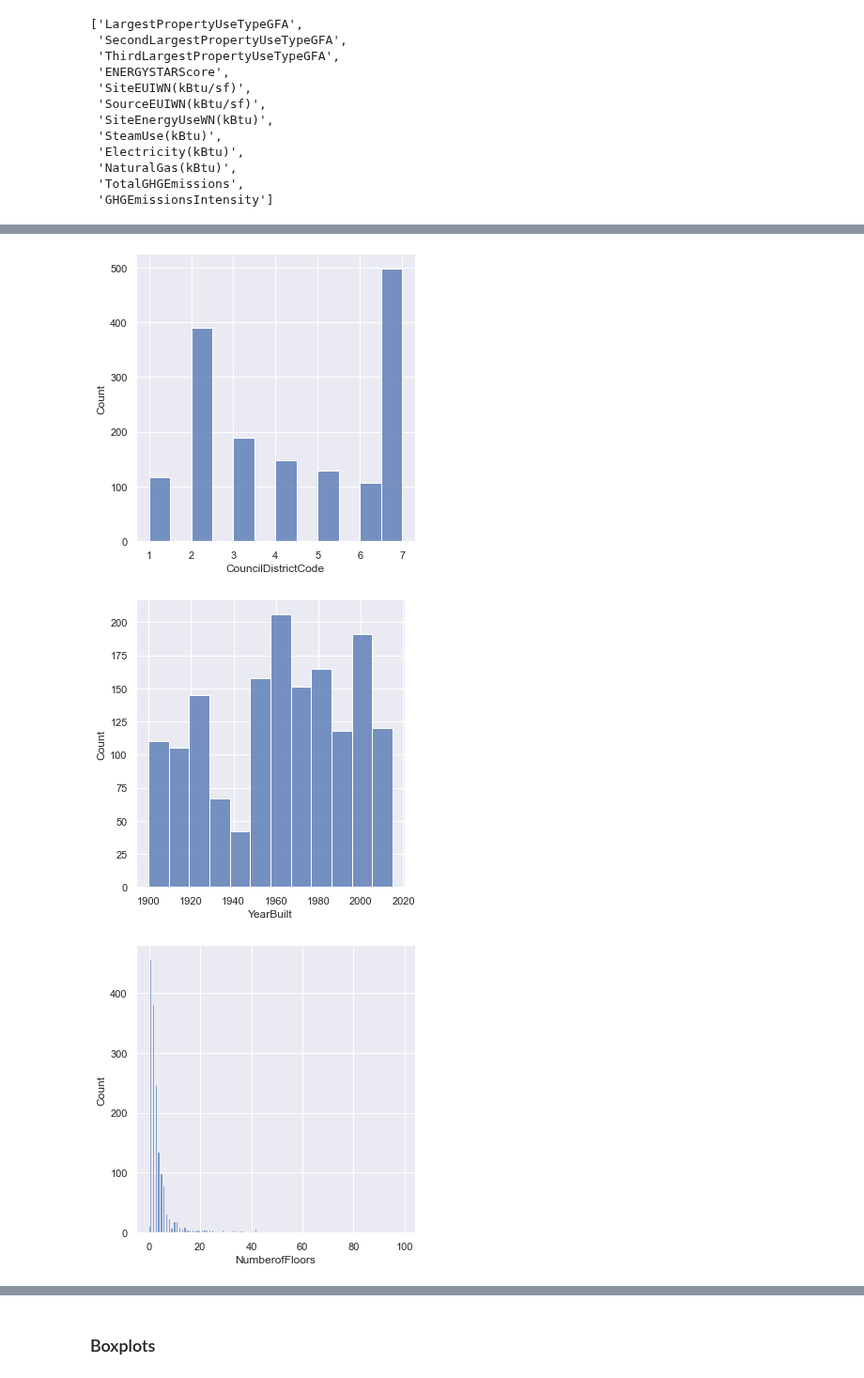
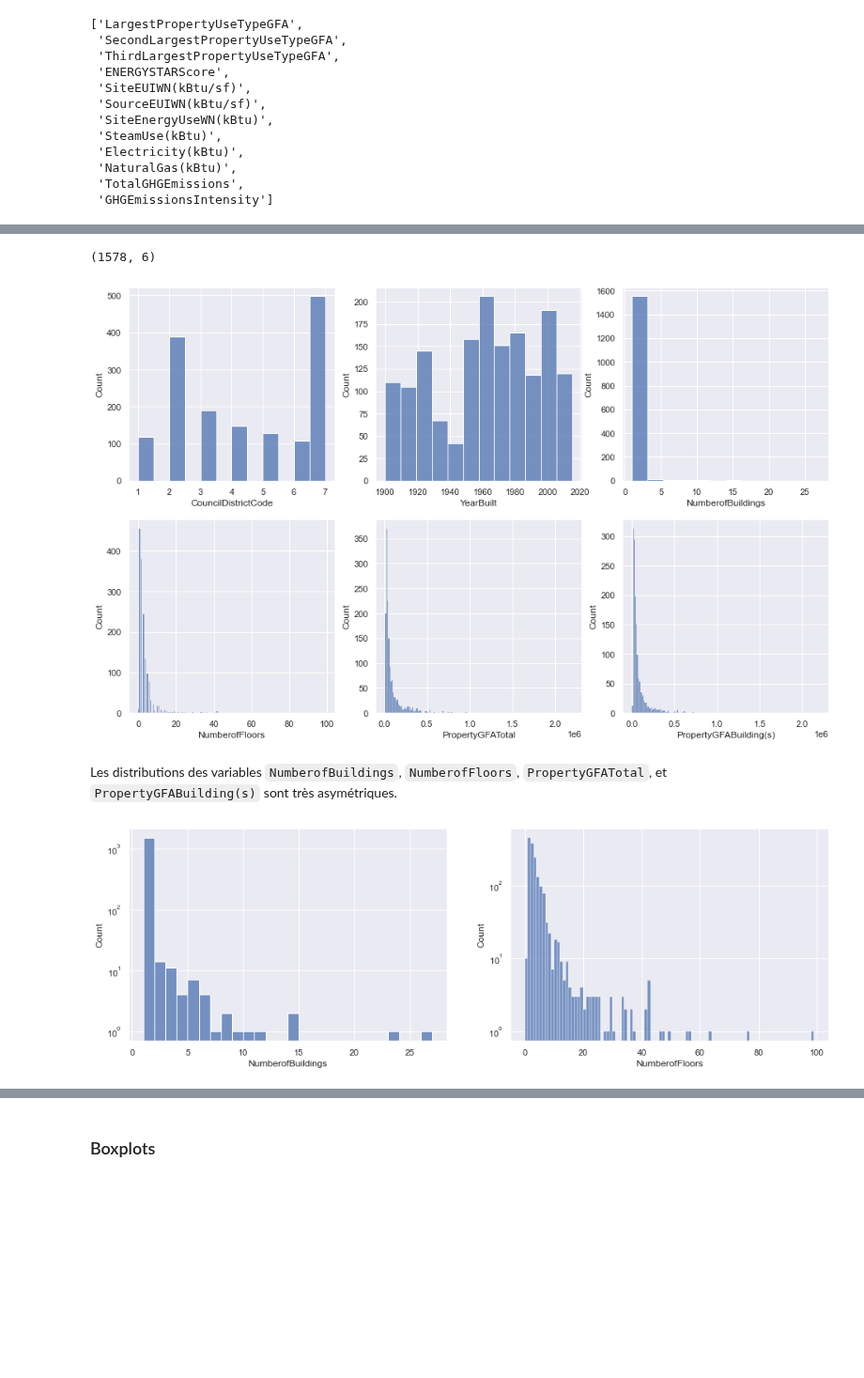
Before and after one commit to gabriel1628/Formation-Data-Scientist-OC, a Jupyter notebook: Projet 4 Anticipez les besoins en consommation de batiments/Chehade_Gabriel_1_notebook_exploratoire_072022.ipynb, the cells around one changed output, grey strips where cells are left out. Shown at 94% size. Saved outputs shown, nothing was run; the diff lists cells and outputs as text; code cells hidden in the pictures; blank space fills up the shorter version.

```diff
--- a/Projet 4 Anticipez les besoins en consommation de batiments/Chehade_Gabriel_1_notebook_exploratoire_072022.ipynb
+++ b/Projet 4 Anticipez les besoins en consommation de batiments/Chehade_Gabriel_1_notebook_exploratoire_072022.ipynb
@@ -408,10 +422,10 @@ Index(['OSEBuildingID', 'BuildingType', 'PrimaryPropertyType', 'PropertyName',
        'GHGEmissionsIntensity'],
       dtype='object')
 # %%
-drop_columns = ['OSEBuildingID', 'BuildingType', 'PrimaryPropertyType', 'PropertyName',
+drop_columns = ['OSEBuildingID', 'PropertyName',
                 'Address', 'TaxParcelIdentificationNumber',
-                'Latitude', 'Longitude', 'NumberofBuildings', 'PropertyGFATotal',
-                'PropertyGFAParking', 'PropertyGFABuilding(s)', 'ListOfAllPropertyUseTypes',
+                'Latitude', 'Longitude',
+                'PropertyGFAParking', 'ListOfAllPropertyUseTypes',
                 'DefaultData', 'ComplianceStatus']
 df = df.drop(columns=drop_columns)
 df.shape
@@ -476 +505,3 @@ sns.scatterplot(x=targets_norm[0], y=targets_norm[1], data=df);
+# %%
+df['NumberofBuildings'] = df['NumberofBuildings'].astype('int')
 # %% [markdown]
@@ -508,5 +540,0 @@ On va tracer la distribution des valeurs continues en échelle semi-logarithmiqu
-# %%
-for col in df.select_dtypes('float'):
-    # Pour tracer en échelle semi-log on va retirer les valeurs égales à 0
-    sns.displot(x=df.loc[df[col] > 0, col], kde=True, log_scale=True)
-    #fg.ax.set_xlim(df.loc[df[col] > 0, col].min(), df[col].max())
@@ -549,7 +604,24 @@ df.select_dtypes('int').describe()
+# %%
+df_ = df.select_dtypes('int')
+df_.shape
+# %% [output]
+(1578, 6)
+# %%
+nrows_plot = df_.shape[1]//3 if df_.shape[1]%3==0 else df_.shape[1]//3 + 1
+fig, axs = plt.subplots(nrows_plot, 3, figsize=(16,5*nrows_plot))
+for i in range(nrows_plot):
+    for j in range(3):
+        if j+(3*i) == df_.shape[1] : break
+        else : sns.histplot(x=df_.iloc[:, j+(3*i)], kde=False,ax=axs[i,j])
+# %% [output]
+[figure, added]
+# %% [markdown]
+Les distributions des variables `NumberofBuildings`, `NumberofFloors`, `PropertyGFATotal`, et `PropertyGFABuilding(s)` sont très asymétriques.
 # %%
-for col in df.select_dtypes('int'):
-    sns.displot(x=df[col])
+fig, axs = plt.subplots(1, 2, figsize=(16,5))
+i = 0
+for col in ['NumberofBuildings', 'NumberofFloors']:
+    sns.histplot(x=df_[col], binwidth=1, log_scale=(False, True), ax=axs[i]);
+    i += 1
 # %% [output]
-[figure, old version]
+[figure, new version]
-[figure, removed]
-[figure, removed]
```
Also changed, not shown: parts of 56 cells of this notebook.
